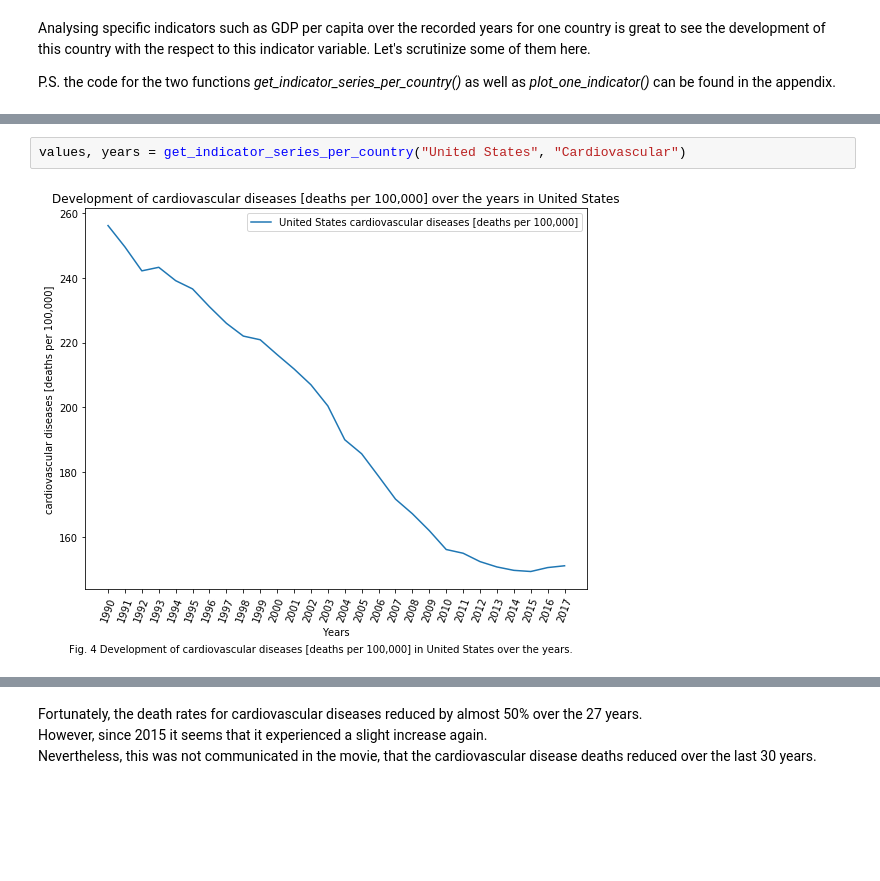
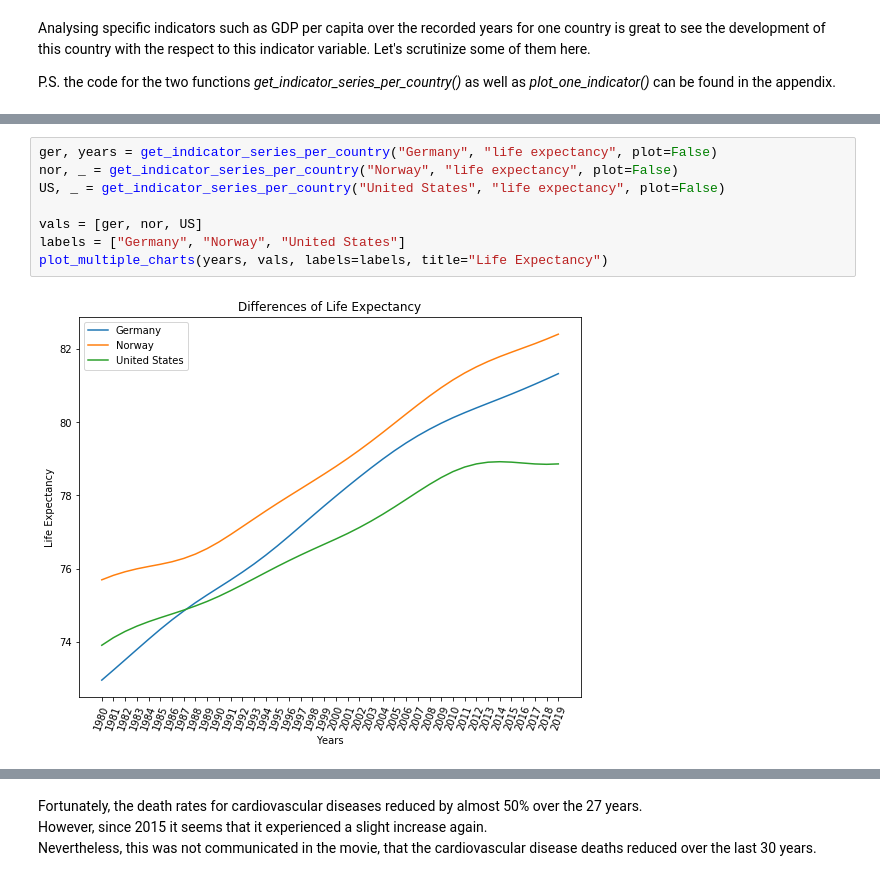
Before and after one commit to lenlehm/Opportunity-Insights, a Jupyter notebook: Countries Analysis.ipynb, the cells around one changed output, grey strips where cells are left out. Cells and saved outputs as stored; diff of their text form; blank space fills up the shorter version.

```diff
--- a/Countries Analysis.ipynb
+++ b/Countries Analysis.ipynb
@@ -826,4 +817,10 @@ values, years = get_indicator_series_per_country("United States", "beer")
-# %%
-values, years = get_indicator_series_per_country("United States", "Cardiovascular")
-# %% [output]
-[figure, removed]
+# %%
+ger, years = get_indicator_series_per_country("Germany", "life expectancy", plot=False)
+nor, _ = get_indicator_series_per_country("Norway", "life expectancy", plot=False)
+US, _ = get_indicator_series_per_country("United States", "life expectancy", plot=False)
+
+vals = [ger, nor, US]
+labels = ["Germany", "Norway", "United States"]
+plot_multiple_charts(years, vals, labels=labels, title="Life Expectancy")
+# %% [output]
+[figure, added]
```
Also changed, not shown: parts of 23 cells of this notebook, 1 other file.
